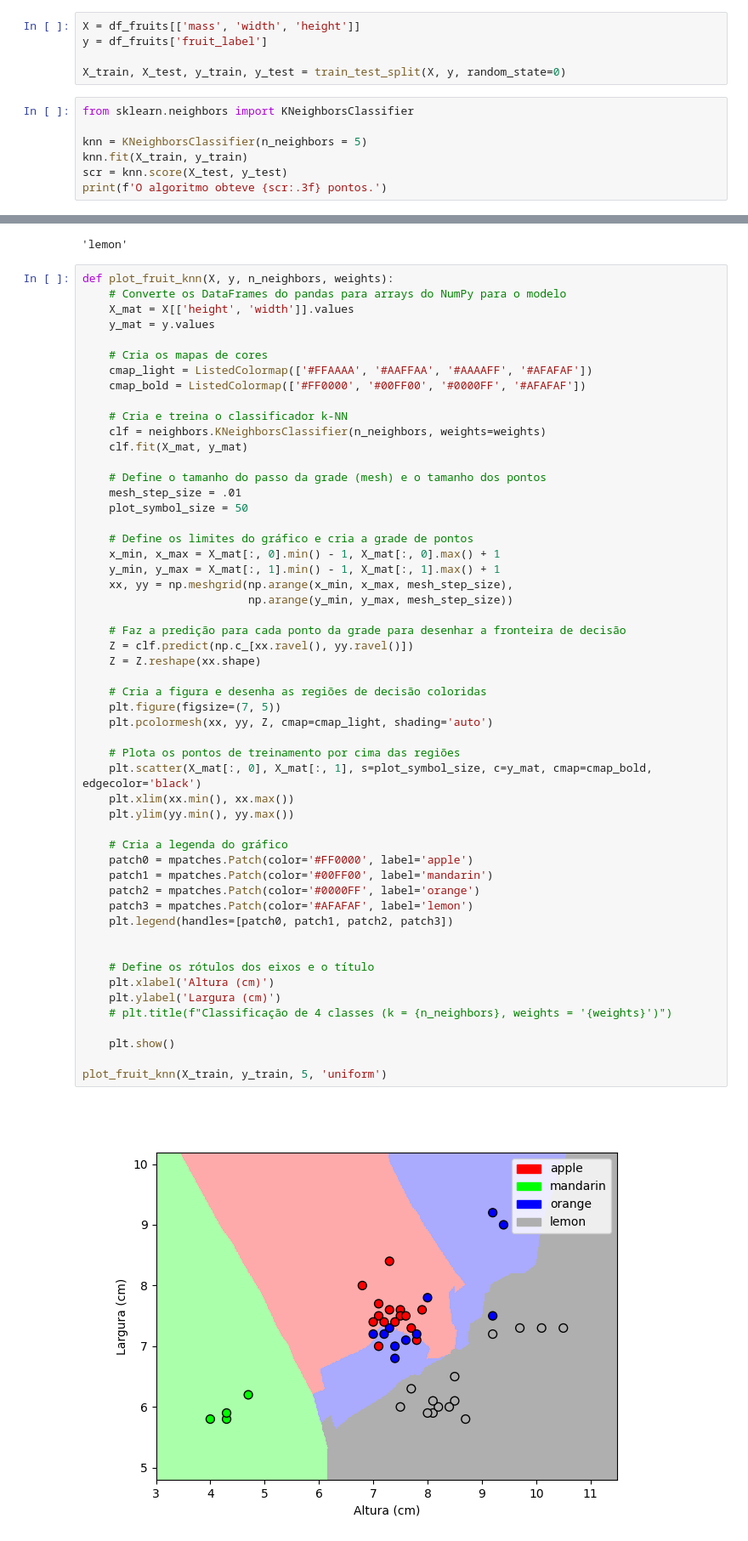
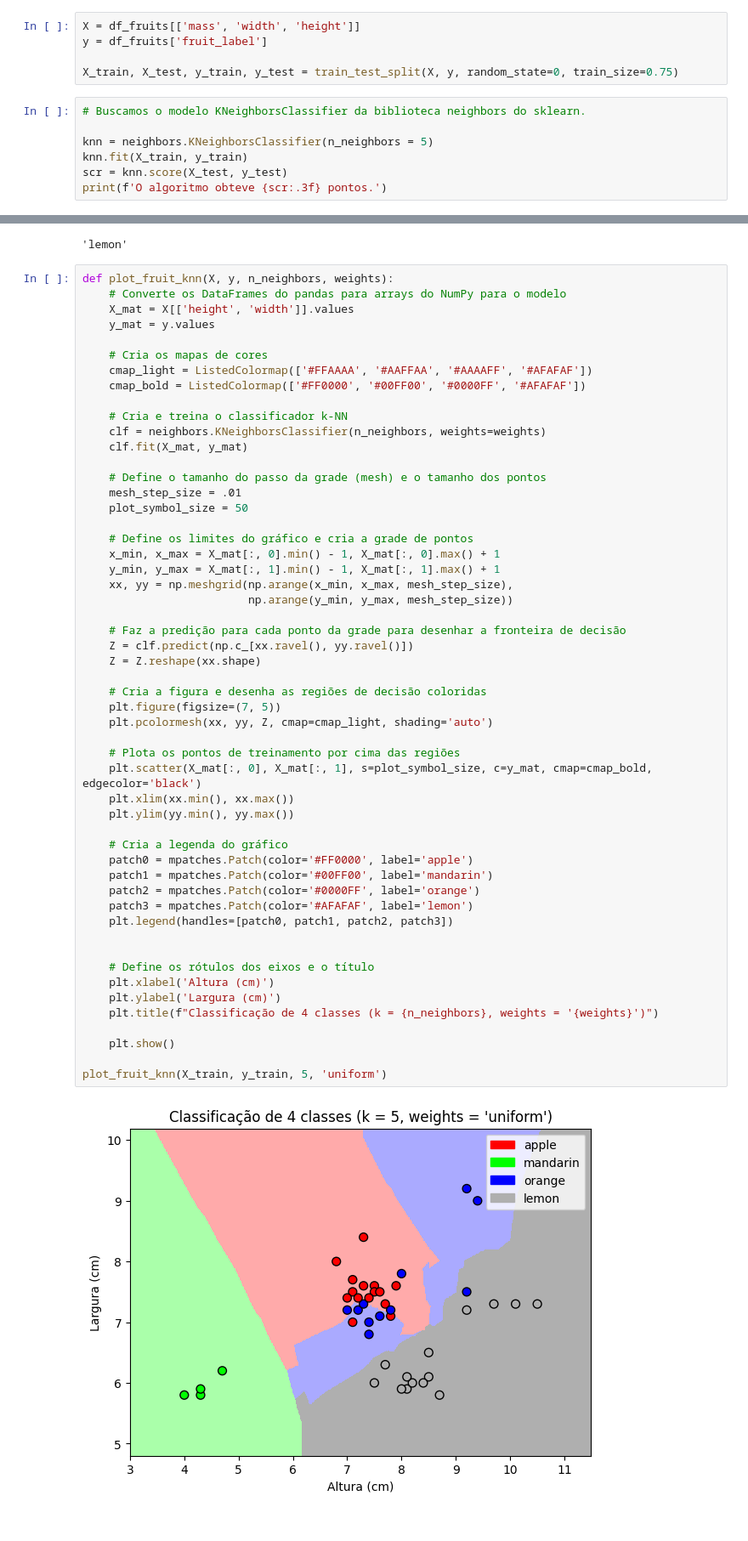
Before and after one commit to IIIL4KIII/Machine-Learning, a Jupyter notebook: Mod_1/Week_1.ipynb, the cells around one changed output, grey strips where cells are left out. Shown: that part at 85% size. Cells and saved outputs as stored; diff of their text form.

```diff
--- a/Mod_1/Week_1.ipynb
+++ b/Mod_1/Week_1.ipynb
@@ -57,11 +68,11 @@ plt.show()
 X = df_fruits[['mass', 'width', 'height']]
 y = df_fruits['fruit_label']
 
-X_train, X_test, y_train, y_test = train_test_split(X, y, random_state=0)
+X_train, X_test, y_train, y_test = train_test_split(X, y, random_state=0, train_size=0.75)
 # %%
-from sklearn.neighbors import KNeighborsClassifier
+# Buscamos o modelo KNeighborsClassifier da biblioteca neighbors do sklearn.
 
-knn = KNeighborsClassifier(n_neighbors = 5)
+knn = neighbors.KNeighborsClassifier(n_neighbors = 5)
 knn.fit(X_train, y_train)
 scr = knn.score(X_test, y_test)
 print(f'O algoritmo obteve {scr:.3f} pontos.')
@@ -105,32 +116,32 @@ def plot_fruit_knn(X, y, n_neighbors, weights):
 
     # Faz a predição para cada ponto da grade para desenhar a fronteira de decisão
     Z = clf.predict(np.c_[xx.ravel(), yy.ravel()])
     Z = Z.reshape(xx.shape)
 
     # Cria a figura e desenha as regiões de decisão coloridas
     plt.figure(figsize=(7, 5))
     plt.pcolormesh(xx, yy, Z, cmap=cmap_light, shading='auto')
 
     # Plota os pontos de treinamento por cima das regiões
     plt.scatter(X_mat[:, 0], X_mat[:, 1], s=plot_symbol_size, c=y_mat, cmap=cmap_bold, edgecolor='black')
     plt.xlim(xx.min(), xx.max())
     plt.ylim(yy.min(), yy.max())
 
     # Cria a legenda do gráfico
     patch0 = mpatches.Patch(color='#FF0000', label='apple')
     patch1 = mpatches.Patch(color='#00FF00', label='mandarin')
     patch2 = mpatches.Patch(color='#0000FF', label='orange')
     patch3 = mpatches.Patch(color='#AFAFAF', label='lemon')
     plt.legend(handles=[patch0, patch1, patch2, patch3])
 
 
     # Define os rótulos dos eixos e o título
     plt.xlabel('Altura (cm)')
     plt.ylabel('Largura (cm)')
-    # plt.title(f"Classificação de 4 classes (k = {n_neighbors}, weights = '{weights}')")
+    plt.title(f"Classificação de 4 classes (k = {n_neighbors}, weights = '{weights}')")
 
     plt.show()
 
 plot_fruit_knn(X_train, y_train, 5, 'uniform')
 # %% [output]
-[figure, old version]
+[figure, new version]
```
Also changed, not shown: parts of 6 cells of this notebook, 1 other file.
